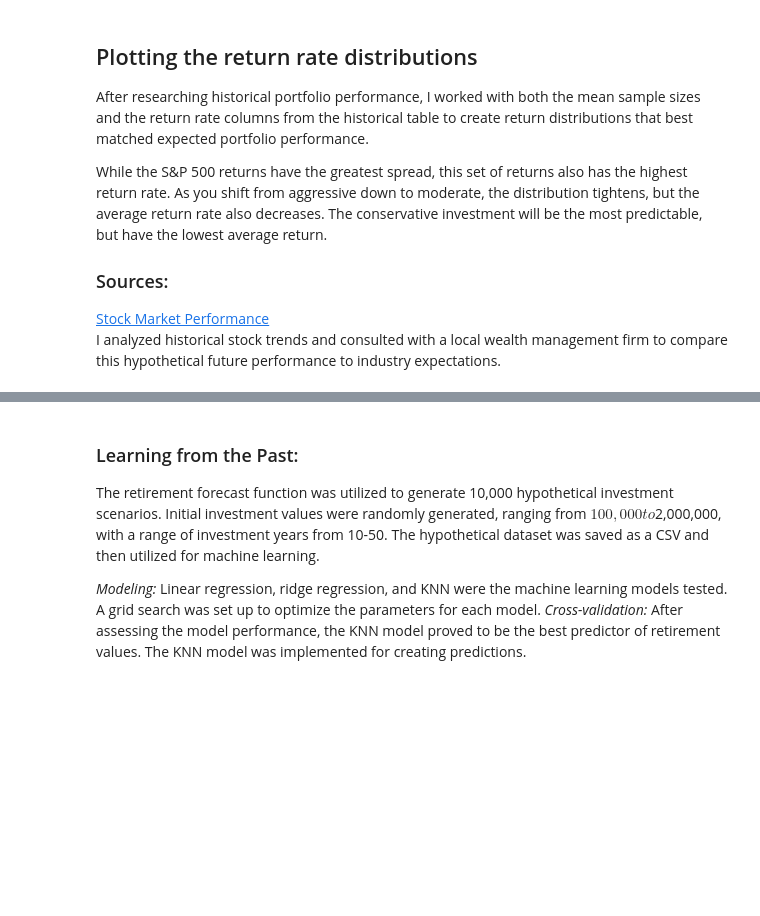
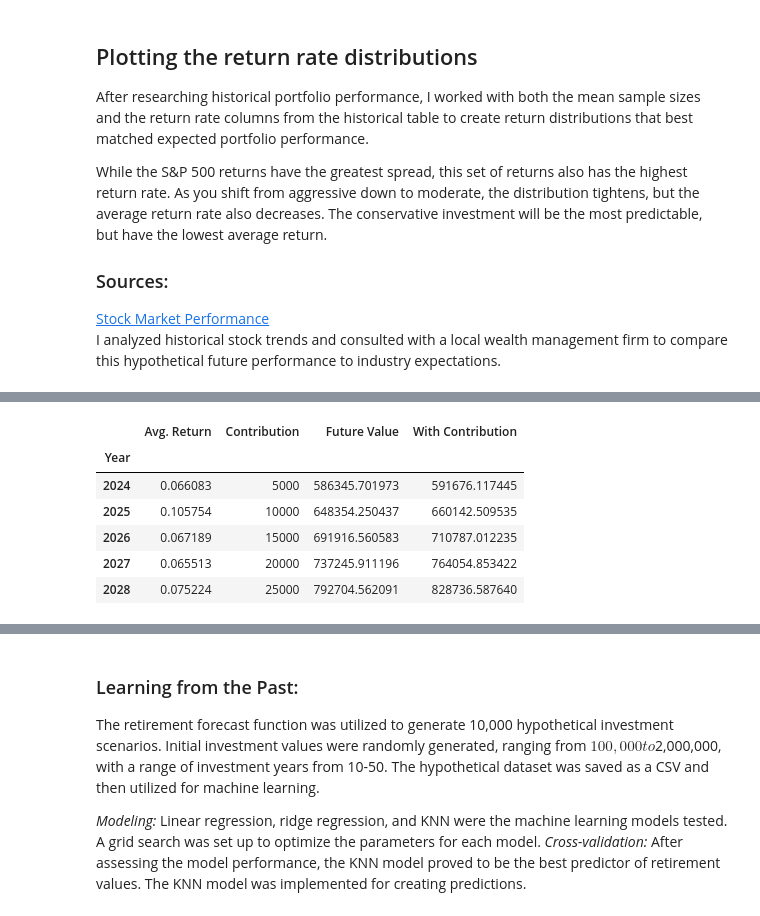
Before and after one commit to BotanicalAmy/Retirement-Forecaster, a Jupyter notebook: Retirement_Simulator.ipynb, the cells around one changed output, grey strips where cells are left out. Drawn from its saved outputs; the diff is of its cells as text; code cells hidden in the pictures; blank space fills up the shorter version.

```diff
--- a/Retirement_Simulator.ipynb
+++ b/Retirement_Simulator.ipynb
@@ -296,0 +310,87 @@ The average return rate for the portfolio is: 7.57%
+# %%
+#enter the investor type (aggressive, moderate, conservative or nervous), the initial investment, and the number of years to forecast
+def retirement_income(investor, investment, contribution, years):
+    forecast_rates = list(investor.values())[0]
+    investor_type = list(investor.keys())[0]
+    sample_count = 0
+    forecast_samples = {}
+    forecast_df = [0,0]
+
+    #require the user to enter a minimum of 10 years
+    if years < 10:
+        return('Please enter a forecast period of at least 10 years')
+    else:
+        pass
+    #creating a sample that follows the same patterns of positive and negative change, as well as negative returns
+    while sample_count < 5:
+        rates = random.sample(forecast_rates, years)
+        negative = negative_counter(rates)
+        positive_change = positive_change_counter(rates)
+        if positive_change >= 40 and positive_change <= 50:
+            if investor_type == 'aggressive_investor':
+                if negative < 10:
+                    pass
+                else:
+                    agg_rates = rates.copy()
+                    column_name = 'Sample ' + str(sample_count+1)
+                    forecast_samples[column_name] = agg_rates
+                    sample_count += 1
+            #creating nervous investor, zero rates signify pulling out of the market
+            if investor_type == 'nervous_investor':
+                #this statement is pushing the zeroed values into my aggressive return dataframe
+                if negative < 10:
+                    pass
+                else:
+                    #if investor is nervous, replace the three consecutive returns after a negative rate with a zero
+                    nervous_rates = rates.copy()
+                    for i in range(len(nervous_rates)-3):
+                        if nervous_rates[i] < 0:
+                            nervous_rates[i+1] = 0
+                            nervous_rates[i+2] = 0
+                            nervous_rates[i+3] = 0
+                    zero_rates = nervous_rates
+                    column_name = 'Sample ' + str(sample_count+1)
+                    forecast_samples[column_name] = zero_rates
+                    sample_count += 1
+            #conservative or moderate investor
+            if investor_type == 'conservative_investor' or investor_type == 'moderate_investor':
+                con_mod_rates = rates.copy()
+                column_name = 'Sample ' + str(sample_count+1)
+                forecast_samples[column_name] = con_mod_rates
+                sample_count += 1
+            else:
+                pass
+        else:
+            pass
+
+    #create dataframe from the dictionary
+    forecast_df = pd.DataFrame(forecast_samples)
+    #create  year column, starting with the current year and adding a year for each row
+    forecast_df['Year'] = datetime.now().year + forecast_df.index
+    forecast_df.set_index('Year', inplace=True)
+    #create a new dataframe that averages the 5 sample columns as one average return rate
+    income_df = forecast_df.copy()
+    #average the 5 samples
+    income_df['Avg. Return'] = forecast_df.mean(axis=1)
+    income_df.drop(columns=['Sample 1', 'Sample 2', 'Sample 3', 'Sample 4', 'Sample 5'], inplace=True)
+    #create a new column that shows the future value of the investment
+    #create a column that counts the number of years
+    year_count = (income_df.index - income_df.index[0])+1
+    income_df['Contribution']= contribution*year_count
+    income_df['Future Value'] = investment*(1 + income_df['Avg. Return']).cumprod()
+    income_df['With Contribution'] = (investment + income_df['Contribution'])*(1 + income_df['Avg. Return']).cumprod()
+    # column below used for data validation, not needed for final output
+    # income_df['Contribution Gain'] = income_df['With Contribution'] - income_df['Future Value']
+    return income_df
+
+
+retirement_df = retirement_income(aggressive,550000,5000,20)
+retirement_df.head()
+# %% [output]
+|  | Avg. Return | Contribution | Future Value | With Contribution |
+| Year |  |  |  |  |
+| 2024 | 0.066083 | 5000 | 586345.701973 | 591676.117445 |
+| 2025 | 0.105754 | 10000 | 648354.250437 | 660142.509535 |
+| 2026 | 0.067189 | 15000 | 691916.560583 | 710787.012235 |
+| 2027 | 0.065513 | 20000 | 737245.911196 | 764054.853422 |
+| 2028 | 0.075224 | 25000 | 792704.562091 | 828736.587640 |
```
Also changed, not shown: parts of 12 cells of this notebook, 2 other files.
